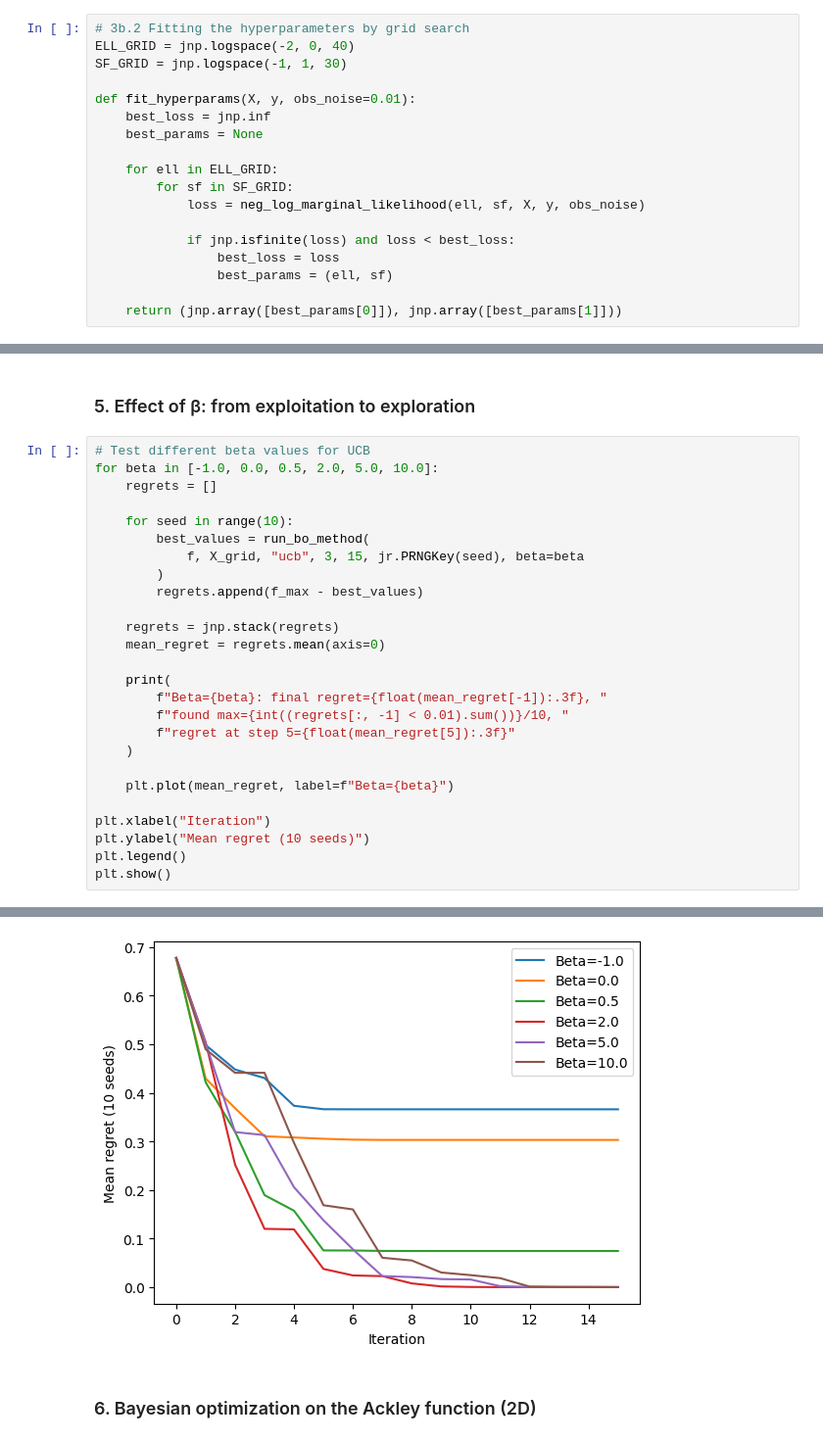
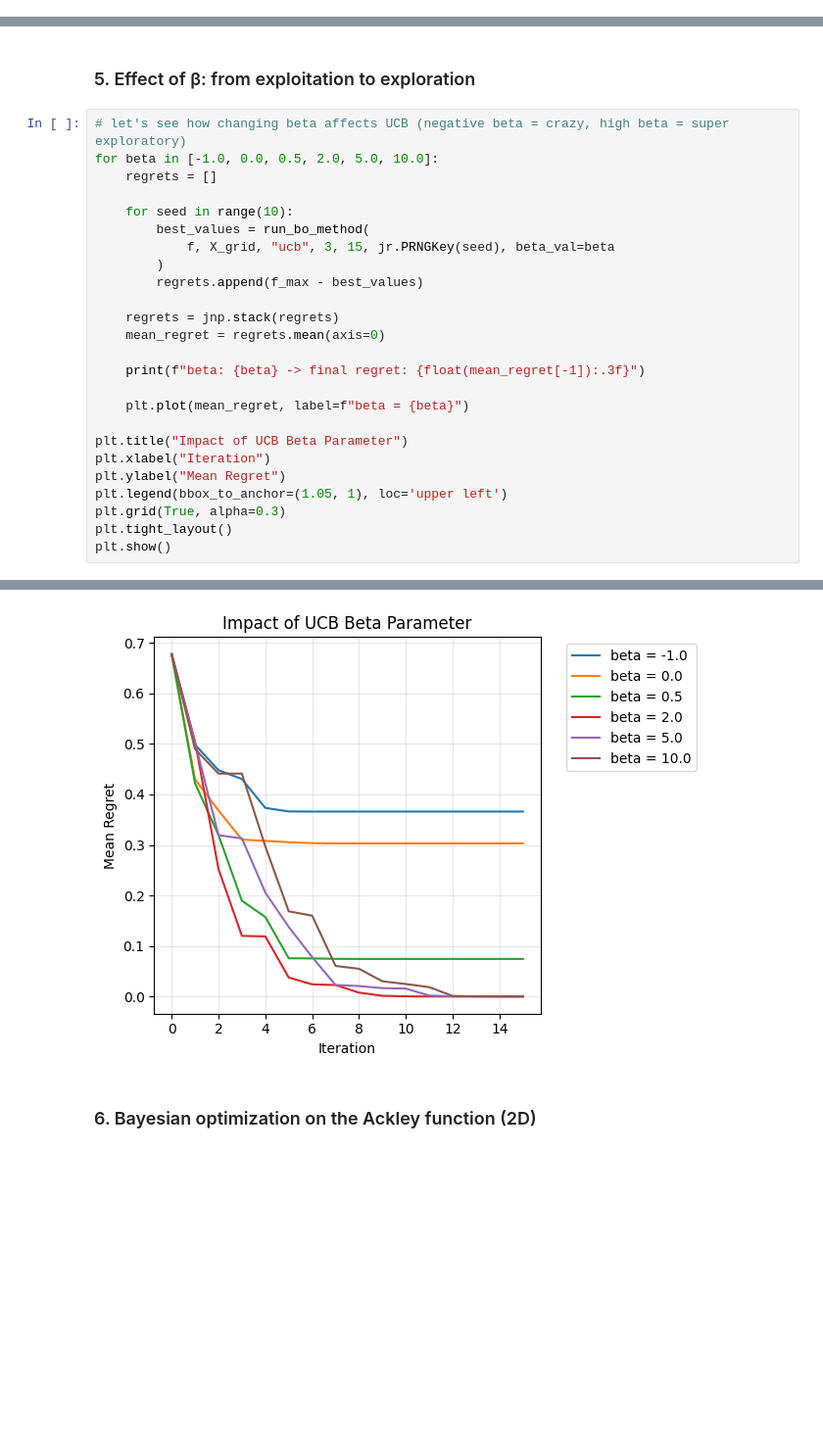
Before and after one commit to TejasDharmale/Bayesian-machine-learning-assignment, a Jupyter notebook: Bayesian_machine_learning_project.ipynb, the cells around one changed output, grey strips where cells are left out. Shown at 98% size. Drawn from its saved outputs; the diff is of its cells as text; blank space fills up the shorter version.

```diff
--- a/Bayesian_machine_learning_project.ipynb
+++ b/Bayesian_machine_learning_project.ipynb
@@ -197,19 +307 @@ def neg_log_marginal_likelihood(ell, sf, X, y, obs_noise=0.01):
-# %%
-# 3b.2 Fitting the hyperparameters by grid search
-ELL_GRID = jnp.logspace(-2, 0, 40)
-SF_GRID = jnp.logspace(-1, 1, 30)
-
-def fit_hyperparams(X, y, obs_noise=0.01):
-    best_loss = jnp.inf
-    best_params = None
-
-    for ell in ELL_GRID:
-        for sf in SF_GRID:
-            loss = neg_log_marginal_likelihood(ell, sf, X, y, obs_noise)
-
-            if jnp.isfinite(loss) and loss < best_loss:
-                best_loss = loss
-                best_params = (ell, sf)
-
-    return (jnp.array([best_params[0]]), jnp.array([best_params[1]]))
 # %%
@@ -325,29 +432,28 @@ thompson: mean final regret = 0.000, found max in 10/10
 # %% [markdown]
 ### 5. Effect of β: from exploitation to exploration
 # %%
-# Test different beta values for UCB
+# let's see how changing beta affects UCB (negative beta = crazy, high beta = super exploratory)
 for beta in [-1.0, 0.0, 0.5, 2.0, 5.0, 10.0]:
     regrets = []
 
     for seed in range(10):
         best_values = run_bo_method(
-            f, X_grid, "ucb", 3, 15, jr.PRNGKey(seed), beta=beta
+            f, X_grid, "ucb", 3, 15, jr.PRNGKey(seed), beta_val=beta
         )
         regrets.append(f_max - best_values)
 
     regrets = jnp.stack(regrets)
     mean_regret = regrets.mean(axis=0)
 
-    print(
-        f"Beta={beta}: final regret={float(mean_regret[-1]):.3f}, "
-        f"found max={int((regrets[:, -1] < 0.01).sum())}/10, "
-        f"regret at step 5={float(mean_regret[5]):.3f}"
-    )
+    print(f"beta: {beta} -> final regret: {float(mean_regret[-1]):.3f}")
 
-    plt.plot(mean_regret, label=f"Beta={beta}")
+    plt.plot(mean_regret, label=f"beta = {beta}")
 
+plt.title("Impact of UCB Beta Parameter")
 plt.xlabel("Iteration")
-plt.ylabel("Mean regret (10 seeds)")
-plt.legend()
+plt.ylabel("Mean Regret")
+plt.legend(bbox_to_anchor=(1.05, 1), loc='upper left')
+plt.grid(True, alpha=0.3)
+plt.tight_layout()
 plt.show()
 # %% [output]
@@ -360,4 +466,4 @@ Beta=10.0: final regret=0.000, found max=10/10, regret at step 5=0.169
-[figure, old version]
+[figure, new version]
 # %% [markdown]
 ### 6. Bayesian optimization on the Ackley function (2D)
 # %%
```
Also changed, not shown: parts of 22 cells of this notebook.
